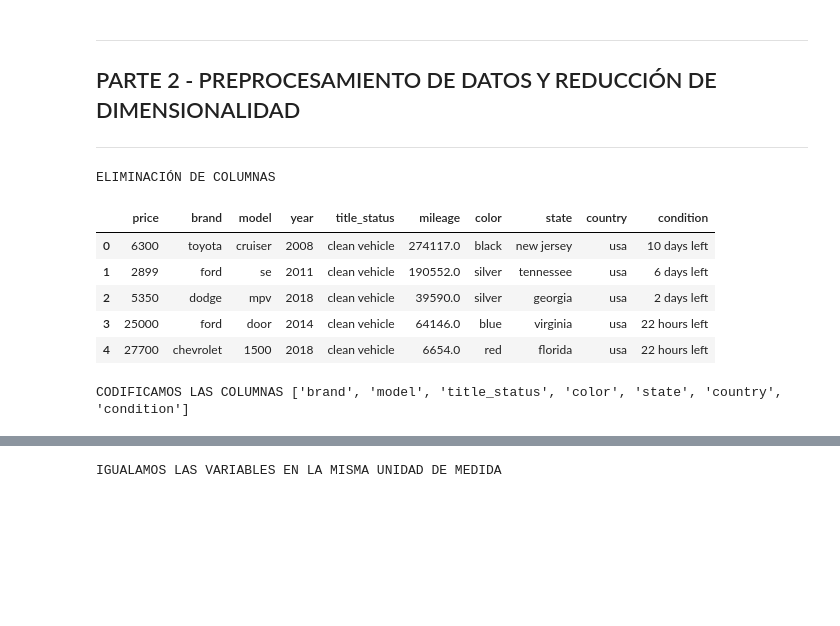
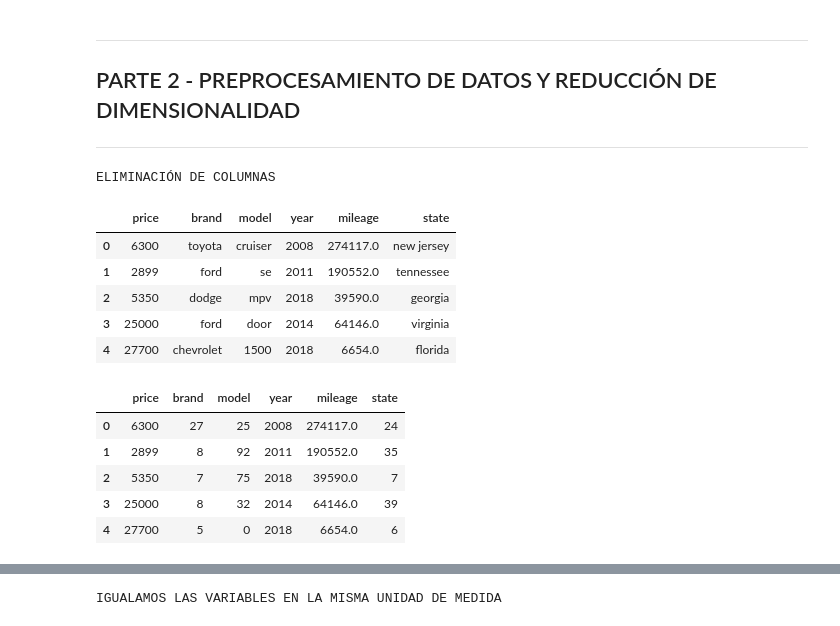
Before and after one commit to J-SALGADOM/IIA_Proyecto, a Jupyter notebook: IIA_Proyecto_Codigo.ipynb, the cells around one changed output, grey strips where cells are left out. Drawn from its saved outputs; the diff is of its cells as text; code cells hidden in the pictures; blank space fills up the shorter version.

```diff
--- a/IIA_Proyecto_Codigo.ipynb
+++ b/IIA_Proyecto_Codigo.ipynb
@@ -163,29 +164,31 @@ plt.show()
 ## PARTE 2 - PREPROCESAMIENTO DE DATOS Y REDUCCIÓN DE DIMENSIONALIDAD
 ---
 # %%
-#ELIMINAMOS COLUMNAS.
-
-df.drop(columns=['vin', 'lot', 'Unnamed: 0'], inplace=True, errors='ignore')
+# ELIMINAMOS COLUMNAS IRRELEVANTES
+df = df.drop(columns=['Unnamed: 0', 'title_status', 'color', 'vin', 'lot', 'country', 'condition'])
+print("ELIMINACIÓN DE COLUMNAS")
+df.head()
+# %% [output]
+ELIMINACIÓN DE COLUMNAS
+|  | price | brand | model | year | mileage | state |
+| 0 | 6300 | toyota | cruiser | 2008 | 274117.0 | new jersey |
+| 1 | 2899 | ford | se | 2011 | 190552.0 | tennessee |
+| 2 | 5350 | dodge | mpv | 2018 | 39590.0 | georgia |
+| 3 | 25000 | ford | door | 2014 | 64146.0 | virginia |
+| 4 | 27700 | chevrolet | 1500 | 2018 | 6654.0 | florida |
-# %%
-# REVISAMOS SI LA ELIMINICACIÓN DE COLUMNAS SE REALIZO.
-
-print("ELIMINACIÓN DE COLUMNAS")
-df.head()
-# %% [output]
-ELIMINACIÓN DE COLUMNAS
-|  | price | brand | model | year | title_status | mileage | color | state | country | condition |
-| 0 | 6300 | toyota | cruiser | 2008 | clean vehicle | 274117.0 | black | new jersey | usa | 10 days left |
-| 1 | 2899 | ford | se | 2011 | clean vehicle | 190552.0 | silver | tennessee | usa | 6 days left |
-| 2 | 5350 | dodge | mpv | 2018 | clean vehicle | 39590.0 | silver | georgia | usa | 2 days left |
-| 3 | 25000 | ford | door | 2014 | clean vehicle | 64146.0 | blue | virginia | usa | 22 hours left |
-| 4 | 27700 | chevrolet | 1500 | 2018 | clean vehicle | 6654.0 | red | florida | usa | 22 hours left |
-# %%
-# APLICAMOS UNA CODIFICACIÓN DE VARIABLES CON LABELENCONDER.
-
-cat_cols = df.select_dtypes(include='object').columns
-le = LabelEncoder()
-for col in cat_cols:
-    df[col] = le.fit_transform(df[col])
-print(f"CODIFICAMOS LAS COLUMNAS {list(cat_cols)}")
-# %% [output]
-CODIFICAMOS LAS COLUMNAS ['brand', 'model', 'title_status', 'color', 'state', 'country', 'condition']
+# %%
+# IDENTIFICAMOS VARIABLES CATEGÓRICAS QUE REQUIEREN CODIFICACIÓN
+cat_cols = ['brand', 'model', 'state']
+le = LabelEncoder()
+
+for col in cat_cols:
+    df[col] = le.fit_transform(df[col])
+
+df.head()
+# %% [output]
+|  | price | brand | model | year | mileage | state |
+| 0 | 6300 | 27 | 25 | 2008 | 274117.0 | 24 |
+| 1 | 2899 | 8 | 92 | 2011 | 190552.0 | 35 |
+| 2 | 5350 | 7 | 75 | 2018 | 39590.0 | 7 |
+| 3 | 25000 | 8 | 32 | 2014 | 64146.0 | 39 |
+| 4 | 27700 | 5 | 0 | 2018 | 6654.0 | 6 |
```
Also changed, not shown: parts of 8 cells of this notebook.
